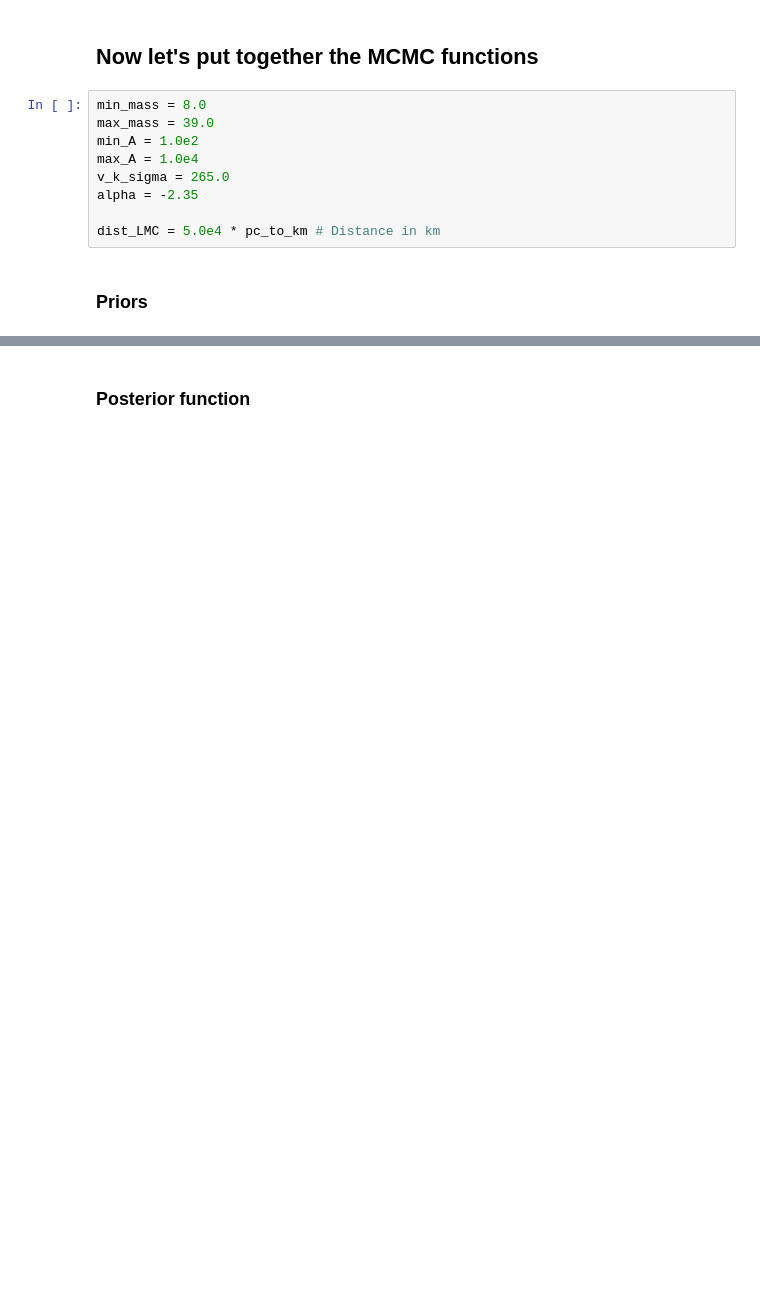
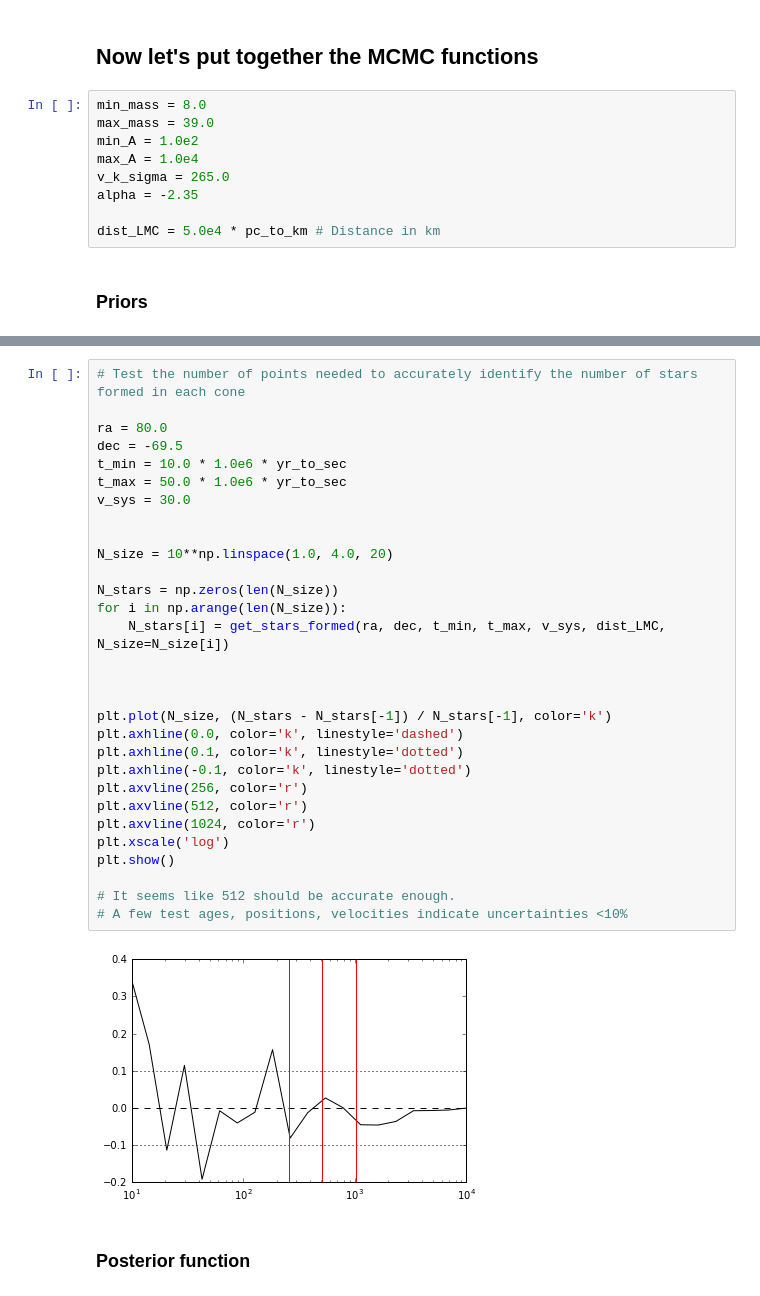
Before and after one commit to astroJeff/XRB, a Jupyter notebook: notebooks/LMC HMXB.ipynb, the cells around one changed output, grey strips where cells are left out. Drawn from its saved outputs; the diff is of its cells as text; blank space fills up the shorter version.

```diff
--- a/notebooks/LMC HMXB.ipynb
+++ b/notebooks/LMC HMXB.ipynb
@@ -545,6 +617,38 @@ def ln_priors(y):
     if t_eff_obs < 0.0: return -np.inf
 
     return lp
+# %%
+# Test the number of points needed to accurately identify the number of stars formed in each cone
+
+ra = 80.0
+dec = -69.5
+t_min = 10.0 * 1.0e6 * yr_to_sec
+t_max = 50.0 * 1.0e6 * yr_to_sec
+v_sys = 30.0
+
+
+N_size = 10**np.linspace(1.0, 4.0, 20)
+
+N_stars = np.zeros(len(N_size))
+for i in np.arange(len(N_size)):
+    N_stars[i] = get_stars_formed(ra, dec, t_min, t_max, v_sys, dist_LMC, N_size=N_size[i])
+
+
+
+plt.plot(N_size, (N_stars - N_stars[-1]) / N_stars[-1], color='k')
+plt.axhline(0.0, color='k', linestyle='dashed')
+plt.axhline(0.1, color='k', linestyle='dotted')
+plt.axhline(-0.1, color='k', linestyle='dotted')
+plt.axvline(256, color='r')
+plt.axvline(512, color='r')
+plt.axvline(1024, color='r')
+plt.xscale('log')
+plt.show()
+
+# It seems like 512 should be accurate enough.
+# A few test ages, positions, velocities indicate uncertainties <10%
+# %% [output]
+[figure, added]
 # %% [markdown]
 ### Posterior function
 # %%
```
Also changed, not shown: parts of 14 cells of this notebook, 1 other file.
